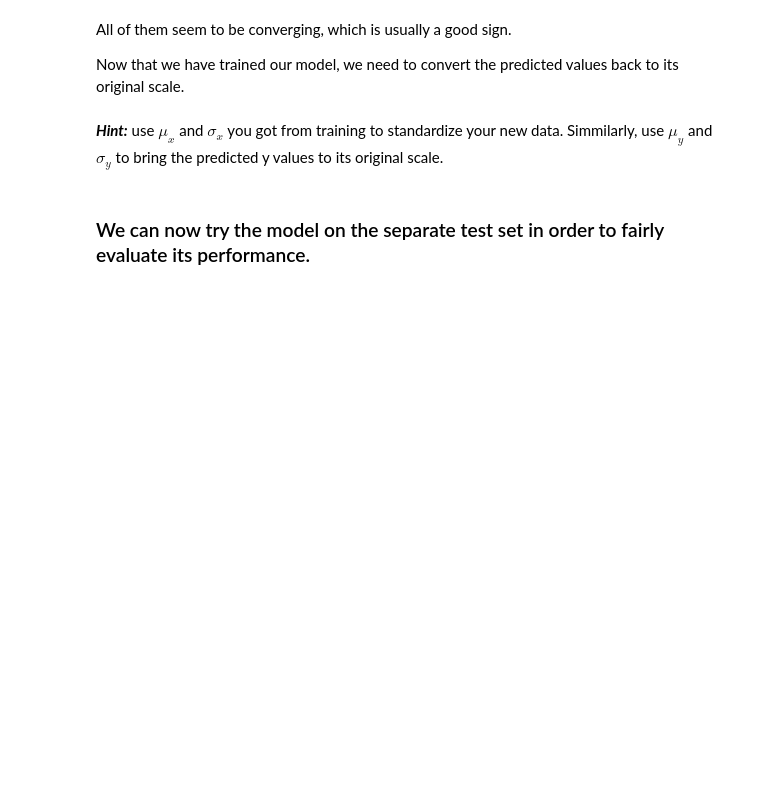
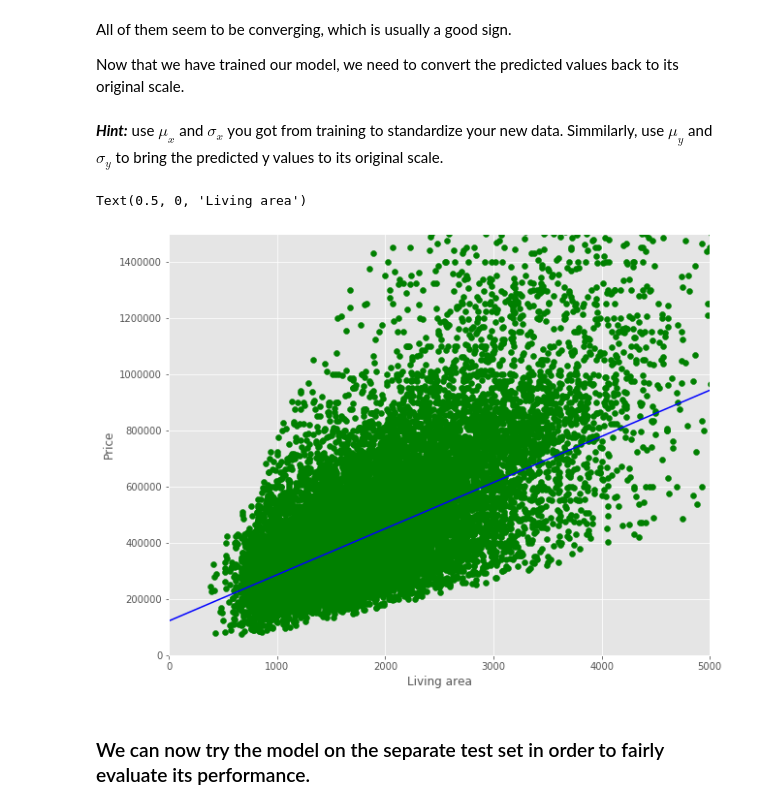
Before and after one commit to tsengyushiang/Deep-Learning-python, a Jupyter notebook: 02 - Linear Regression/02 - Linear Regression.ipynb, the cells around one changed output. Drawn from its saved outputs; the diff is of its cells as text; code cells hidden in the pictures; blank space fills up the shorter version.

```diff
--- a/02 - Linear Regression/02 - Linear Regression.ipynb
+++ b/02 - Linear Regression/02 - Linear Regression.ipynb
@@ -535,11 +563,17 @@ Simmilarly, given training data target $Y \in \mathbb{R}^{N}$, we compute for me
 #
 ################################################################################
 
-X_train_norm = None
-y_train_norm = None
+ux_train=np.mean(X_train,axis=0)
+vx_train=np.std(X_train,axis=0)
 
-X_val_norm = None
-y_val_norm = None
+uy_train=np.mean(y_train,axis=0)
+vy_train=np.std(y_train,axis=0)
+
+X_train_norm = (X_train-ux_train)/vx_train
+y_train_norm = (y_train-uy_train)/vy_train
+
+X_val_norm = (X_val-ux_train)/vx_train
+y_val_norm = (y_val-uy_train)/vy_train
 
 ################################################################################
 #                                 END OF YOUR CODE                             #
@@ -666,32 +720,37 @@ Now that we have trained our model, we need to convert the predicted values back
 # %%
 # plot fitted regression line
 X_range = np.expand_dims(np.arange(0,5000,1),1)
 ################################################################################
 # TODO:                                                                        #
 # Standardize the data.                                                        #
 ################################################################################
-X_range_norm = None
+u=np.mean(X_range,axis=0)[0]
+v=np.std(X_range,axis=0)[0]
 
+X_range_norm = (X_range-u)/v
 ################################################################################
 #                                 END OF YOUR CODE                             #
 ################################################################################
 
 y_range_norm = regressor.predict(X_range_norm)
 
 ################################################################################
 # TODO:                                                                        #
 # Convert the predicted y values back to its original scale.                   #
 ################################################################################
-y_range = None
+y_range = y_range_norm*vy_train+uy_train
 ################################################################################
 #                                 END OF YOUR CODE                             #
 ################################################################################
 plt.scatter(X_train,y_train,c='green')
 plt.plot(X_range,y_range,c='blue')
 plt.xlim([0,5000])
 plt.ylim([0,1500000])
 plt.ylabel("Price")
 plt.xlabel("Living area")
+# %% [output]
+Text(0.5, 0, 'Living area')
+[figure, added]
 # %% [markdown]
 ### We can now try the model on the separate test set in order to fairly evaluate its performance.
 # %%
```
Also changed, not shown: parts of 11 cells of this notebook, 1 other file.
